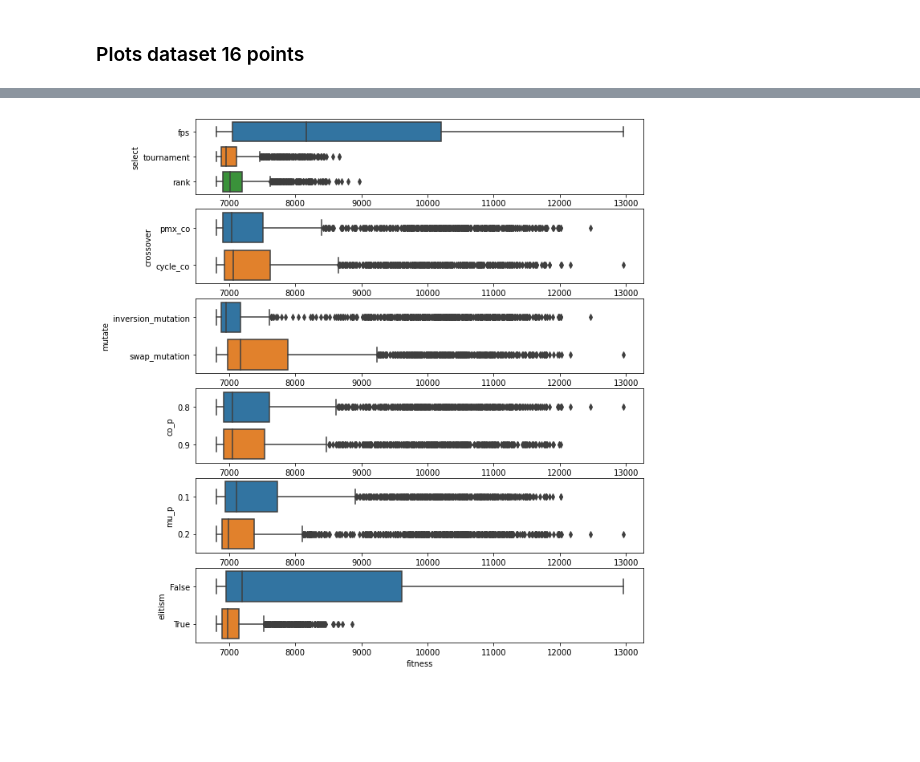
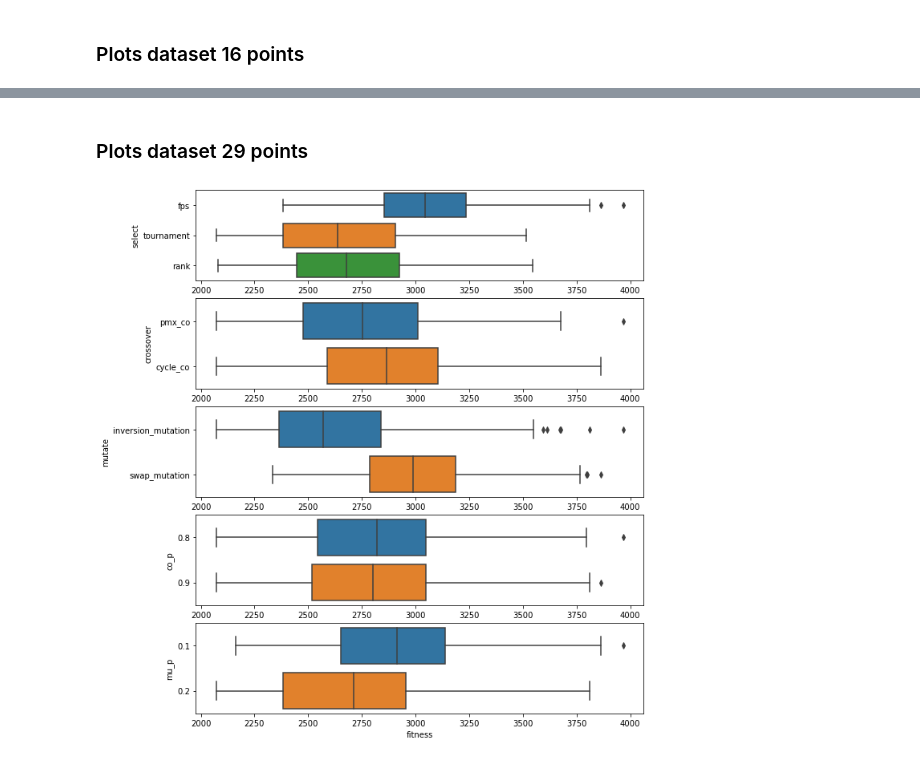
Before and after one commit to anabeatrizfig/Comp_Intelligence_Optimization, a Jupyter notebook: Analysis_TSP.ipynb, the cells around one changed output, grey strips where cells are left out. Saved outputs shown, nothing was run; the diff lists cells and outputs as text; code cells hidden in the pictures; blank space fills up the shorter version.

Commit message:
update final plots of the report

```diff
--- a/Analysis_TSP.ipynb
+++ b/Analysis_TSP.ipynb
@@ -21,2 +33,7 @@ zip_ref.close()
+# %%
+# create the dataframes
+df_plot_16 = pd.read_csv('result16.csv', sep = ";")
+df_plot_29 = pd.read_csv('result29.csv', sep = ";")
+df_plot_561 = pd.read_csv('https://raw.githubusercontent.com/anabeatrizfig/Comp_Intelligence_Optimization/main/output/result561_choices_1000generations.csv', sep = ",")
 # %% [markdown]
 ### Plots dataset 16 points
@@ -58,12 +85,16 @@ plt.show()
+# %% [markdown]
+### Plots dataset 29 points
 # %%
-data_box = df_plot_16[df_plot_16.generation == 199]
-f, axes = plt.subplots(6, figsize = (10, 12))
+# Figure 4 of the Report
+data_box = df_plot_29[(df_plot_29.generation == 199) & (df_plot_29['elitism'] == True)]
+
+f, axes = plt.subplots(5, figsize = (10, 12))
 sns.boxplot(x="fitness", y="select", orient="h", data = data_box, ax=axes[0])
 sns.boxplot(x="fitness", y="crossover", orient="h", data = data_box, ax=axes[1])
 sns.boxplot(x="fitness", y="mutate", orient="h", data = data_box, ax=axes[2])
 sns.boxplot(x="fitness", y="co_p", orient="h", data = data_box, ax=axes[3])
 sns.boxplot(x="fitness", y="mu_p", orient="h", data = data_box, ax=axes[4])
-sns.boxplot(x="fitness", y="elitism", orient="h", data = data_box, ax=axes[5])
+
 plt.show()
 # %% [output]
-[figure, old version]
+[figure, new version]
```
Also changed, not shown: parts of 35 cells of this notebook.
